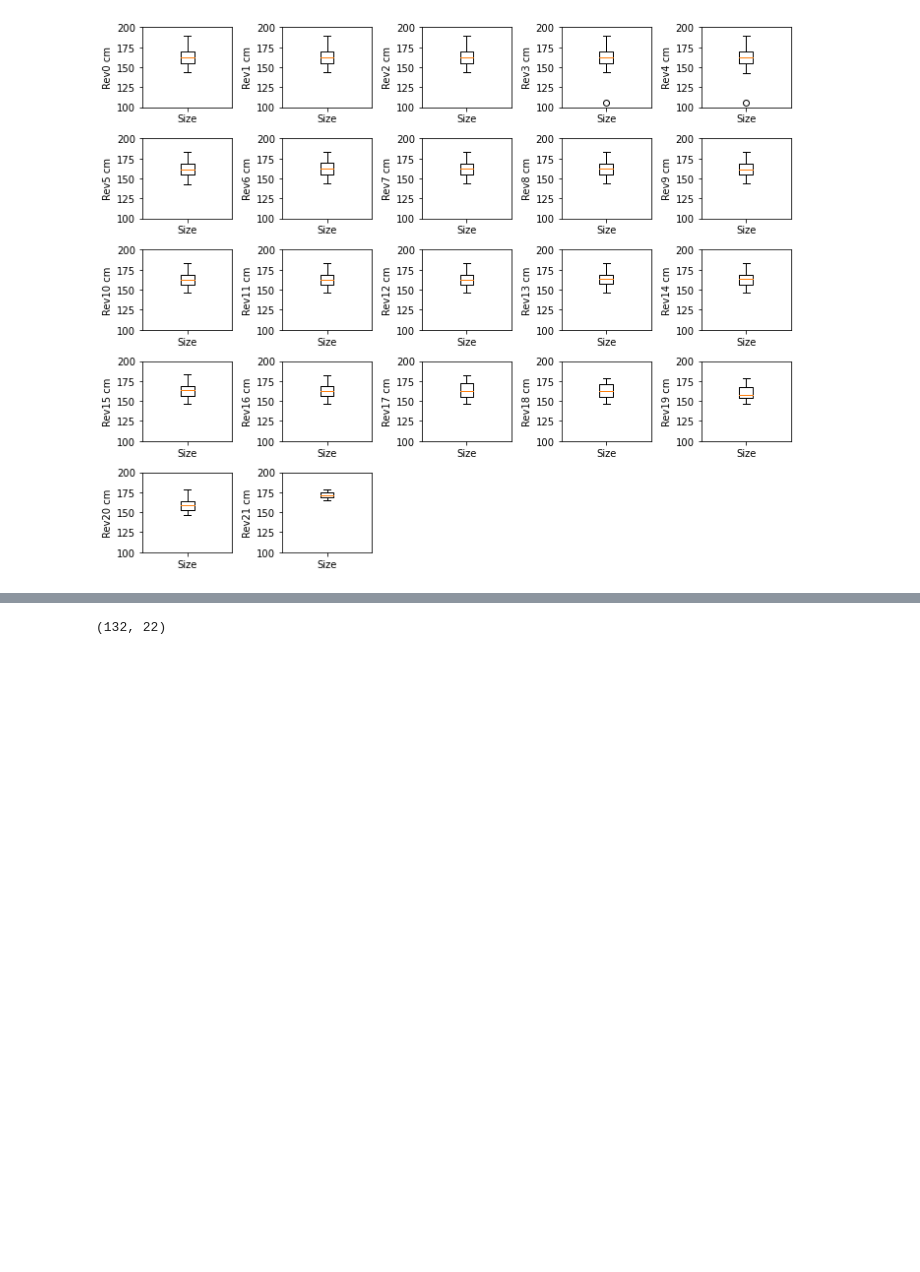
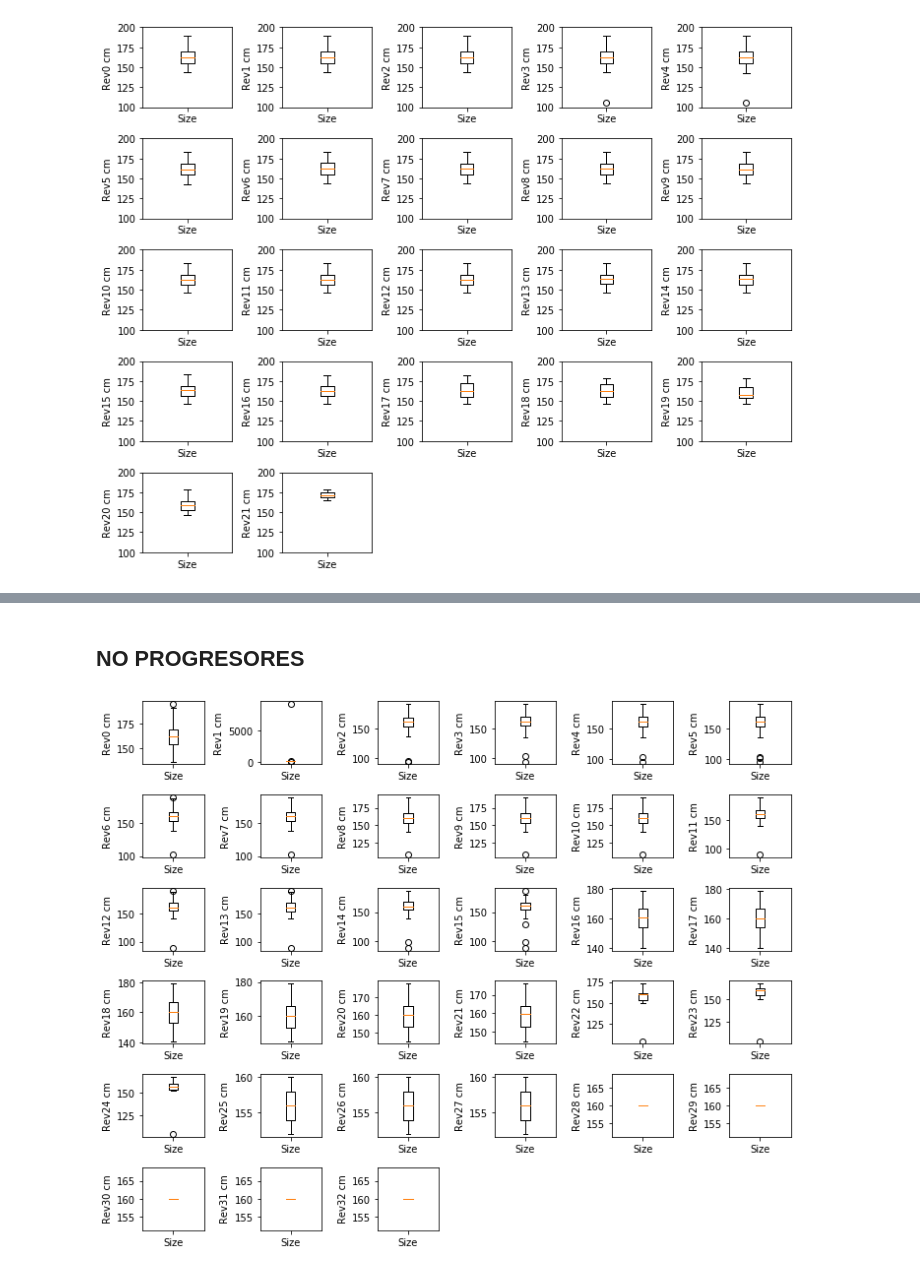
Before and after one commit to Carlosbgdlv/TFG, a Jupyter notebook: ddbb/Size.ipynb, the cells around one changed output, grey strips where cells are left out. Drawn from its saved outputs; the diff is of its cells as text; code cells hidden in the pictures; blank space fills up the shorter version.

Commit message:
Boxplots and histograms / number of patients

```diff
--- a/ddbb/Size.ipynb
+++ b/ddbb/Size.ipynb
@@ -111,4 +89,0 @@ plt.tight_layout()
-# %%
-for i in range(revisiones_no_prog):
-    plt.hist(matriz_no_progresores[:,i,2])
-    plt.show()
@@ -129,4 +89,0 @@ for i in range(revisiones_no_prog):
-# %%
-for i in range(revisiones_prog):
-    plt.hist(matriz_progresores[:,i,1])
-    plt.show()
@@ -147,4 +90,34 @@ for i in range(revisiones_prog):
-# %%
-print(matriz_progresores[:,:,1].shape)
-# %% [output]
-(132, 22)
+# %% [markdown]
+## NO PROGRESORES
+# %%
+# Creamos matriz de índices con todo true y mismas dimensiones que matriz progresores
+
+idx_no_prog = np.zeros(matriz_no_progresores.shape, dtype=bool)
+idx_no_prog[:,:,:] = True
+
+#En este notebook siempre trabajamos con idx size
+idx_feature = 2
+
+# Poner a false las posiciones de la matriz progresores que tengan nan
+for rev in range(revisiones_no_prog):
+
+    idxn_1 = np.isnan(matriz_no_progresores[:,rev,idx_feature]) #vector con True donde hay NAN
+    #idxoutl = (matriz_no_progresores[:,1,16] < 200) & (matriz_no_progresores[:,1,16] > 50)
+    idx_no_prog[:,rev,idx_feature] = ~idxn_1
+# %%
+#Pintar boxplot para cada revision
+import warnings
+warnings.filterwarnings('ignore')
+
+plt.figure(figsize = (10,8))
+
+for i in range(revisiones_no_prog):
+    plt.subplot(6,6,i+1)
+    plt.boxplot(matriz_no_progresores[idx_no_prog[:,i,idx_feature],i,idx_feature])
+    plt.xticks([1],['Size'])
+    plt.ylabel('Rev'+ str(i) + ' cm')
+    #plt.ylim(100,200)
+
+plt.tight_layout()
+# %% [output]
+[figure, added]
```
Also changed, not shown: parts of 12 cells of this notebook, 14 other files.
